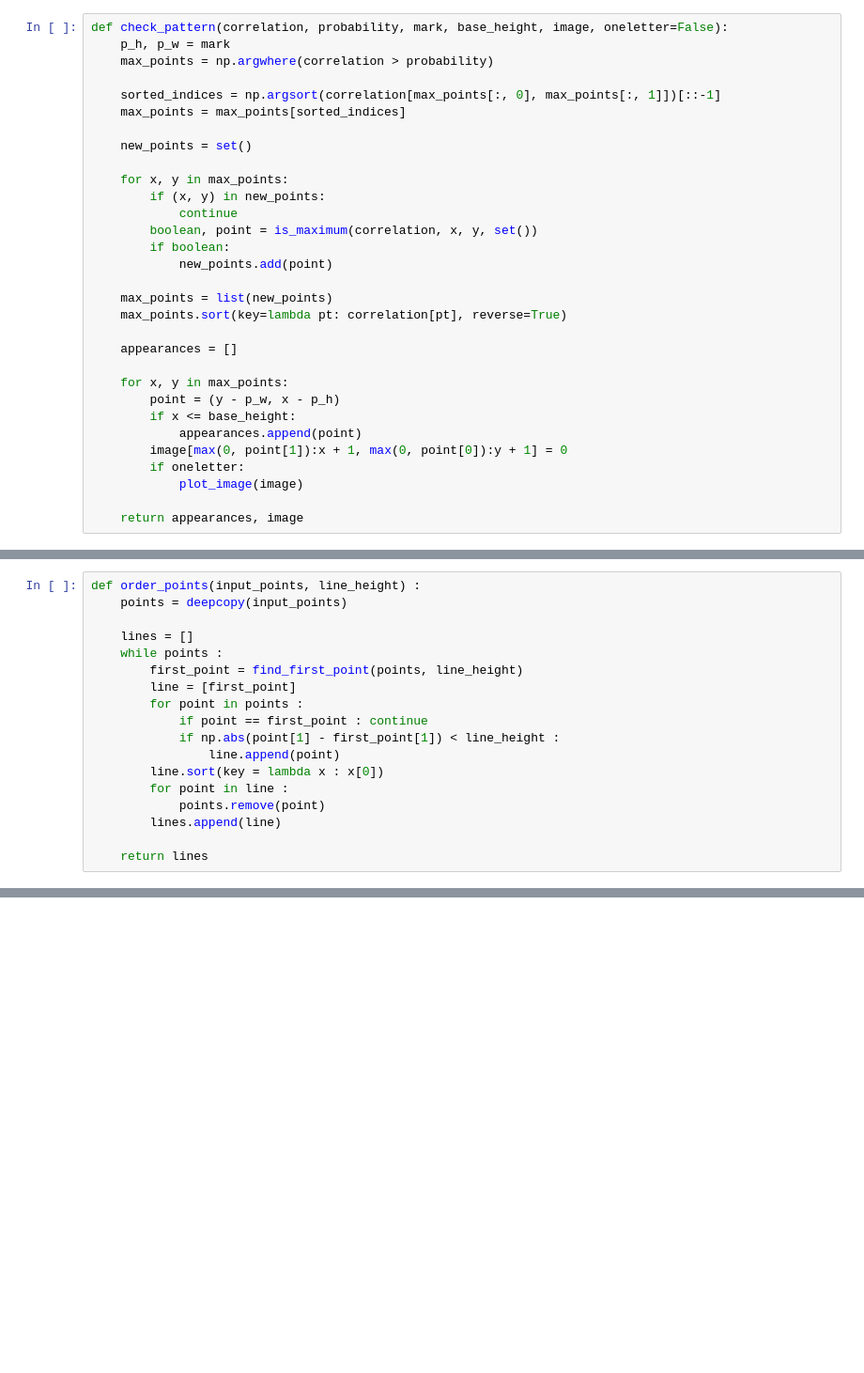
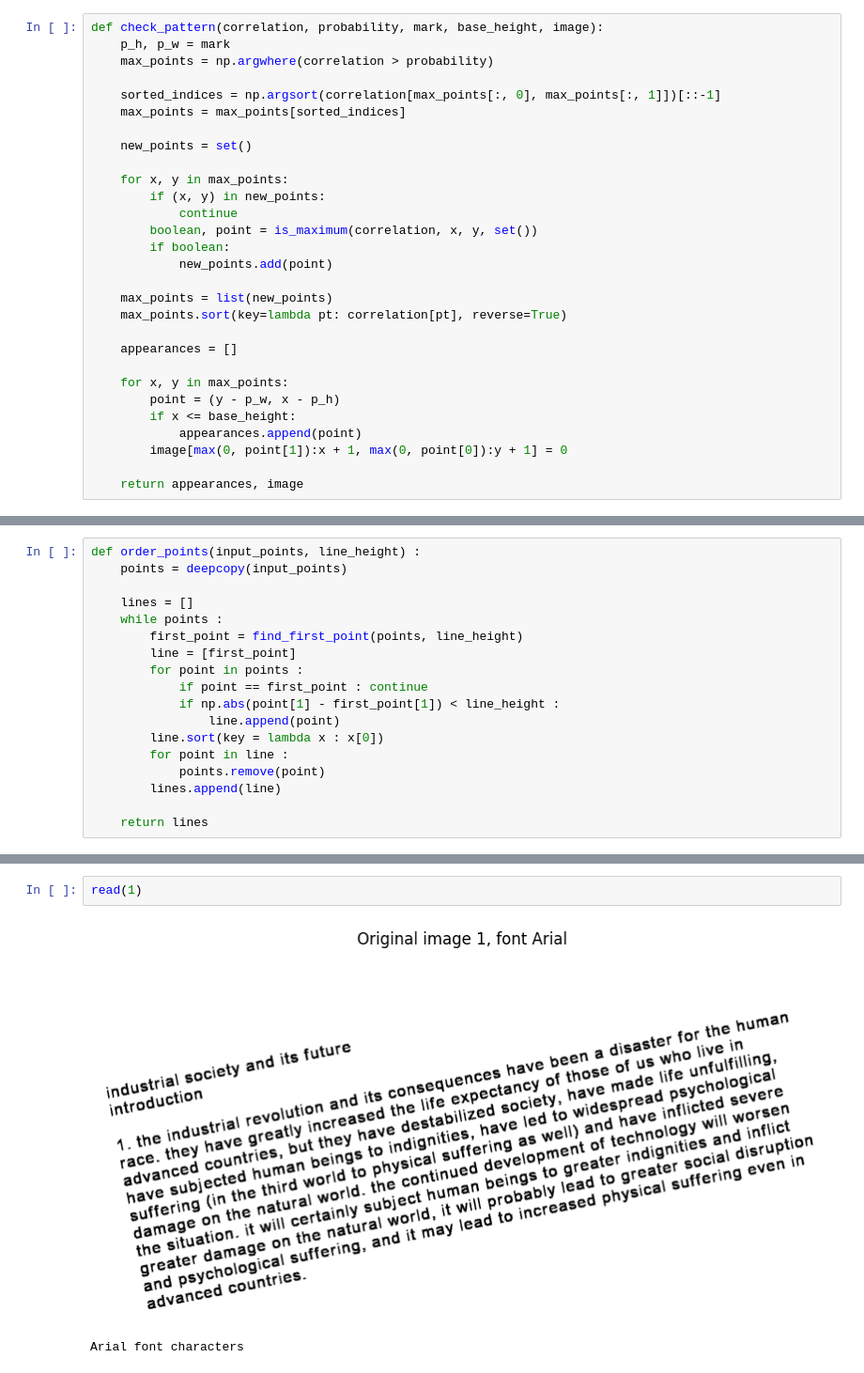
Before and after one commit to Horacjusz/MOwNiT, a Jupyter notebook: lab9/zad2.ipynb, the cells around one changed output, grey strips where cells are left out. Shown at 94% size. Cells and saved outputs as stored; diff of their text form; blank space fills up the shorter version.

```diff
--- a/lab9/zad2.ipynb
+++ b/lab9/zad2.ipynb
@@ -262,5 +277,5 @@ def is_maximum(table, x, y, previously_found):
 # %%
-def check_pattern(correlation, probability, mark, base_height, image, oneletter=False):
+def check_pattern(correlation, probability, mark, base_height, image):
     p_h, p_w = mark
     max_points = np.argwhere(correlation > probability)
 
@@ -286,7 +301,5 @@ def check_pattern(correlation, probability, mark, base_height, image, oneletter=
         if x <= base_height:
             appearances.append(point)
         image[max(0, point[1]):x + 1, max(0, point[0]):y + 1] = 0
-        if oneletter:
-            plot_image(image)
 
     return appearances, image
@@ -492,0 +504,5 @@ advanced countries.
+# %%
+read(1)
+# %% [output]
+[figure, added]
+Arial font characters
```
Also changed, not shown: parts of 41 cells of this notebook, 1 other file.
